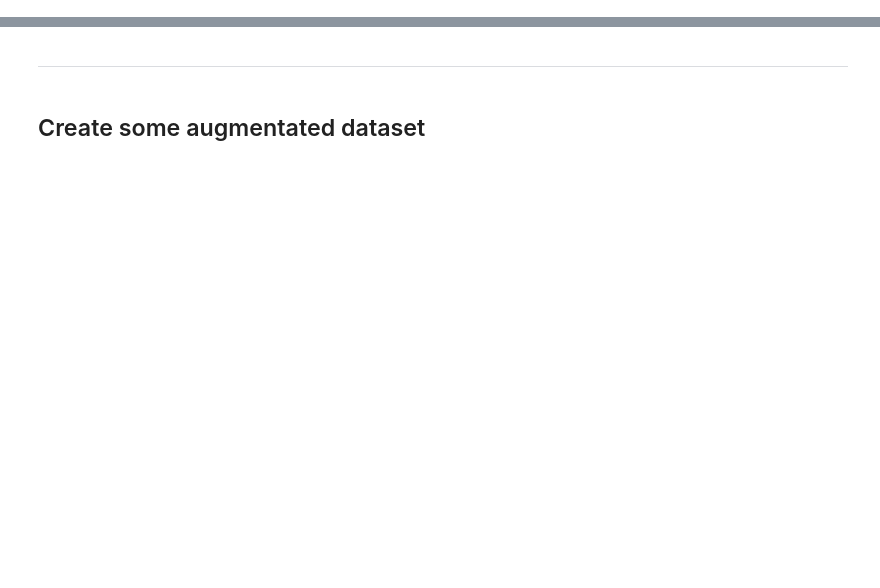
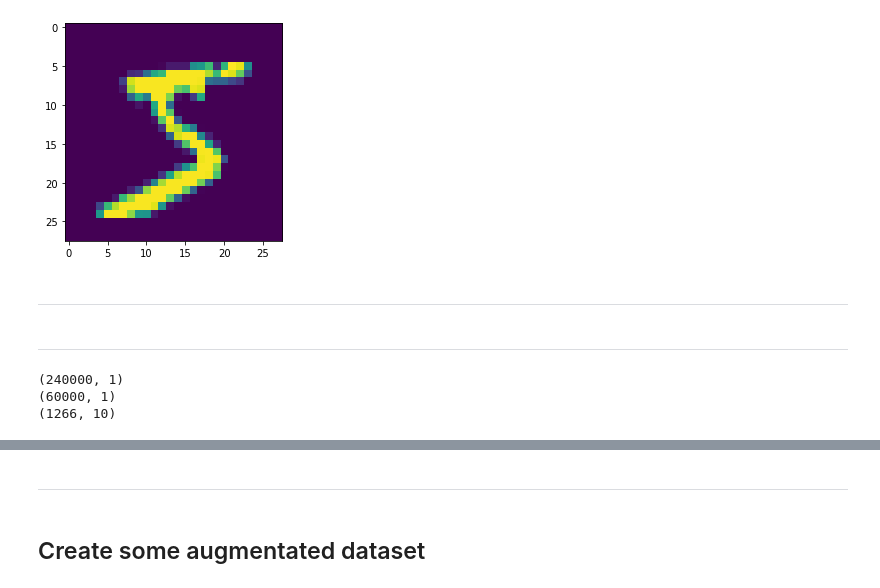
Before and after one commit to teomandi/DIT-Number-Classification, a Jupyter notebook: custom network.ipynb, the cells around one changed output, grey strips where cells are left out. Saved outputs shown, nothing was run; the diff lists cells and outputs as text; code cells hidden in the pictures; blank space fills up the shorter version.

Commit message:
my dataset filtered and implemeted the code for adding it, also added emnist too. TUNER GOOD LUCK

```diff
--- a/custom network.ipynb
+++ b/custom network.ipynb
@@ -41,0 +29,18 @@ labe shape:  (60000, 10)
+# %%
+# mnist
+mnist = keras.datasets.mnist
+(mnist_x_train, mnist_y_train), (mnist_x_test, mnist_y_test) = mnist.load_data()
+
+mnist_x_train = np.asarray(mnist_x_train)
+mnist_x_test = np.asarray(mnist_x_test)
+
+mnist_y_train = mnist_y_train.reshape((mnist_y_train.shape[0], 1))
+mnist_y_test = mnist_y_test.reshape((mnist_y_test.shape[0], 1))
+
+
+plt.imshow(mnist_x_train[0])
+plt.show()
+# %% [output]
+[figure, added]
+# %% [markdown]
+---
@@ -41,0 +62,2 @@ labe shape:  (60000, 10)
+# %% [markdown]
+---
@@ -41,0 +103,8 @@ labe shape:  (60000, 10)
+# %%
+print(emnist_y_train.shape)
+print(mnist_y_train.shape)
+print(custom_y_train.shape)
+# %% [output]
+(240000, 1)
+(60000, 1)
+(1266, 10)
```
Also changed, not shown: parts of 20 cells of this notebook, 2 other files.
